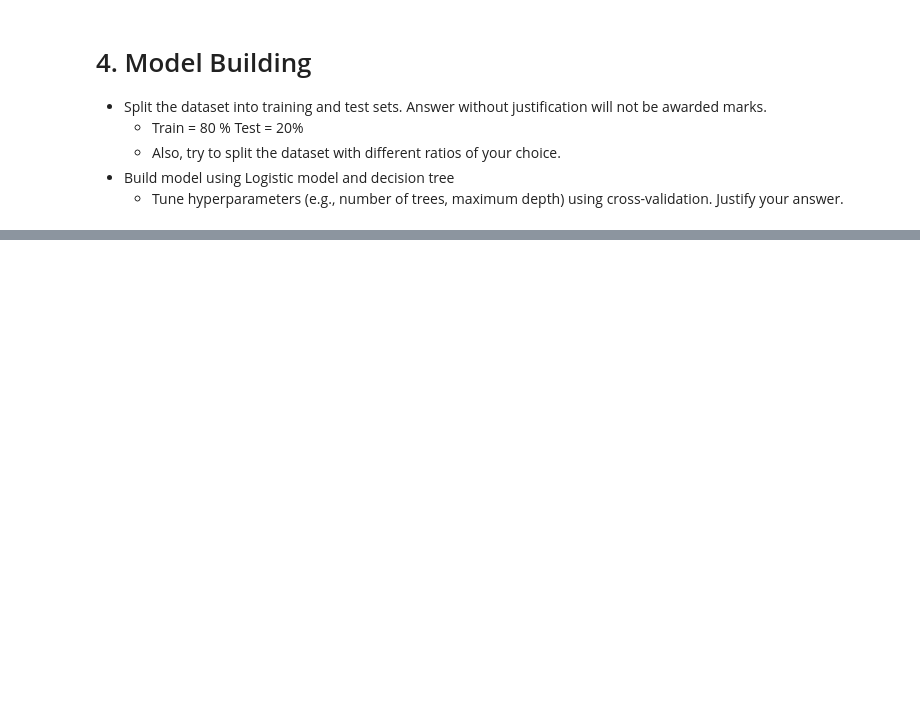
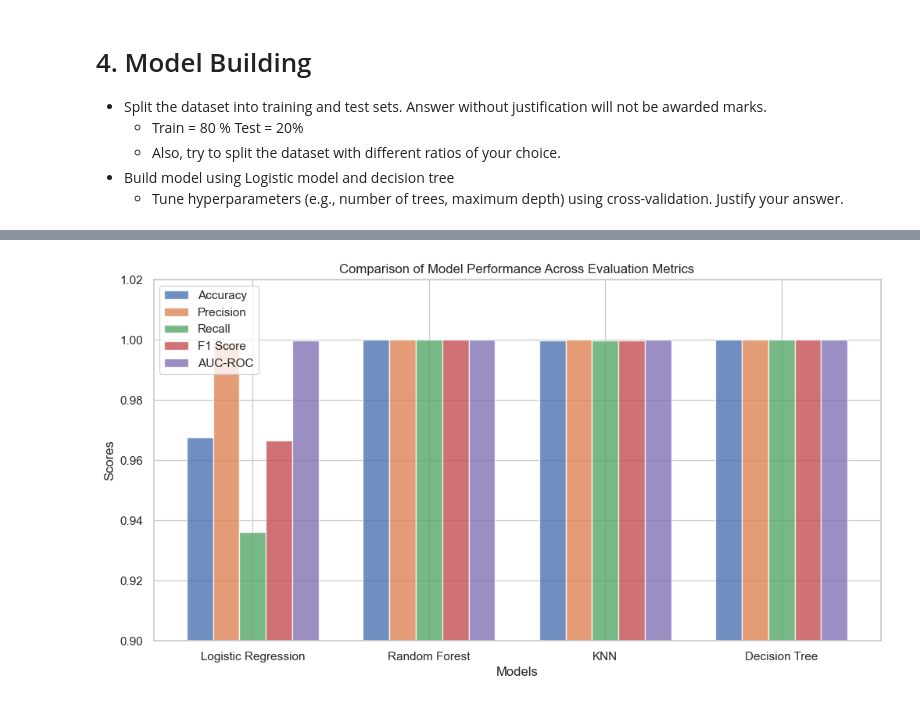
Before and after one commit to rishiagrawal2609/Hostel_Classifier, a Jupyter notebook: hostel_classifier.ipynb, the cells around one changed output, grey strips where cells are left out. Saved outputs shown, nothing was run; the diff lists cells and outputs as text; code cells hidden in the pictures; blank space fills up the shorter version.

```diff
--- a/hostel_classifier.ipynb
+++ b/hostel_classifier.ipynb
@@ -562,0 +608,33 @@ plt.show()
+# %%
+# Define the evaluation metrics for each model
+models = ["Logistic Regression", "Random Forest", "KNN", "Decision Tree"]
+accuracy = [0.9676, 1.0, 0.9999, 1.0]
+precision = [0.9990, 1.0, 1.0, 1.0]
+recall = [0.9362, 1.0, 0.9999, 1.0]
+f1_score = [0.9666, 1.0, 0.9999, 1.0]
+auc_roc = [0.9999, 1.0, 1.0, 1.0]
+
+# Set width of bars
+bar_width = 0.15
+index = np.arange(len(models))
+
+# Create the bar chart
+plt.figure(figsize=(12, 6))
+plt.bar(index, accuracy, bar_width, label='Accuracy', alpha=0.8)
+plt.bar(index + bar_width, precision, bar_width, label='Precision', alpha=0.8)
+plt.bar(index + 2 * bar_width, recall, bar_width, label='Recall', alpha=0.8)
+plt.bar(index + 3 * bar_width, f1_score, bar_width, label='F1 Score', alpha=0.8)
+plt.bar(index + 4 * bar_width, auc_roc, bar_width, label='AUC-ROC', alpha=0.8)
+
+# Formatting the chart
+plt.xlabel("Models")
+plt.ylabel("Scores")
+plt.title("Comparison of Model Performance Across Evaluation Metrics")
+plt.xticks(index + 2 * bar_width, models)
+plt.legend()
+plt.ylim(0.9, 1.02)  # Set y-axis limits for better visualization
+
+# Show the plot
+plt.show()
+# %% [output]
+[figure, added]
```
Also changed, not shown: parts of 18 cells of this notebook, 1 other file.
